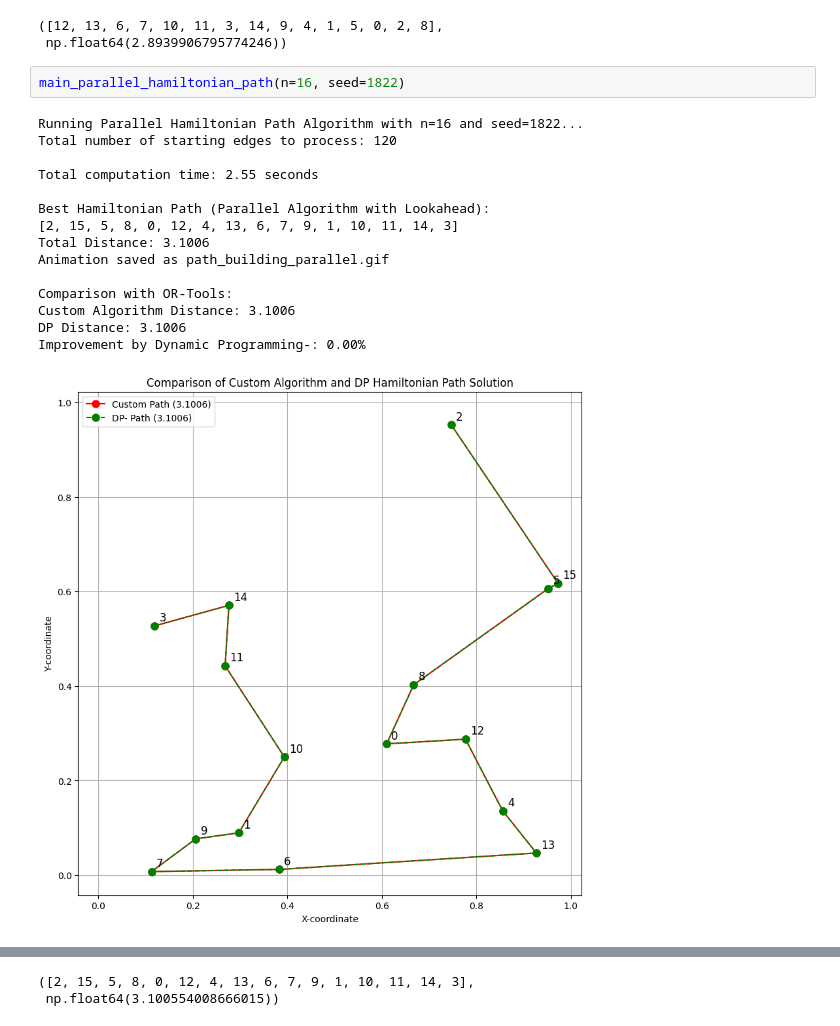
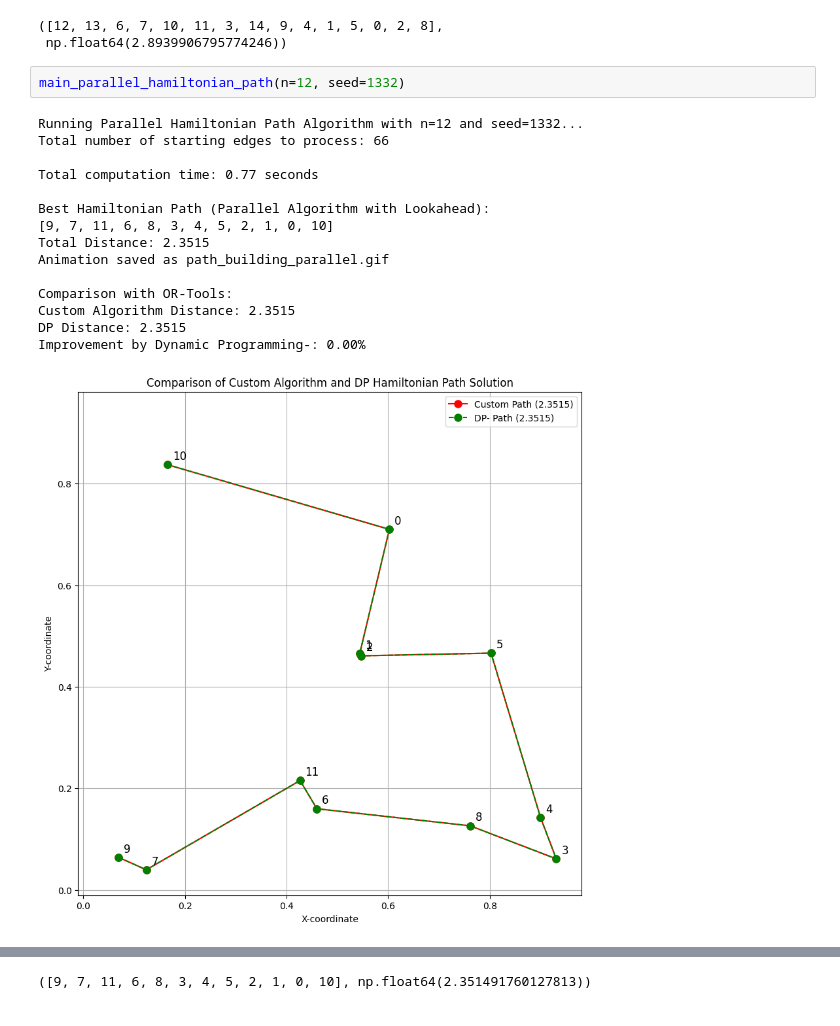
Before and after one commit to prat8897/Hamiltonian-Path, a Jupyter notebook: tsp_path_dp.ipynb, the cells around one changed output, grey strips where cells are left out. Cells and saved outputs as stored; diff of their text form.

```diff
--- a/tsp_path_dp.ipynb
+++ b/tsp_path_dp.ipynb
@@ -246,20 +246,20 @@ Improvement by Dynamic Programming-: 0.00%
 ([12, 13, 6, 7, 10, 11, 3, 14, 9, 4, 1, 5, 0, 2, 8],
  np.float64(2.8939906795774246))
 # %%
-main_parallel_hamiltonian_path(n=16, seed=1822)
+main_parallel_hamiltonian_path(n=12, seed=1332)
 # %% [output]
-Running Parallel Hamiltonian Path Algorithm with n=16 and seed=1822...
-Total number of starting edges to process: 120
+Running Parallel Hamiltonian Path Algorithm with n=12 and seed=1332...
+Total number of starting edges to process: 66
 
-Total computation time: 2.55 seconds
+Total computation time: 0.77 seconds
 
 Best Hamiltonian Path (Parallel Algorithm with Lookahead):
-[2, 15, 5, 8, 0, 12, 4, 13, 6, 7, 9, 1, 10, 11, 14, 3]
-Total Distance: 3.1006
+[9, 7, 11, 6, 8, 3, 4, 5, 2, 1, 0, 10]
+Total Distance: 2.3515
 Animation saved as path_building_parallel.gif
 
 Comparison with OR-Tools:
-Custom Algorithm Distance: 3.1006
-DP Distance: 3.1006
+Custom Algorithm Distance: 2.3515
+DP Distance: 2.3515
 Improvement by Dynamic Programming-: 0.00%
-[figure, old version]
+[figure, new version]
@@ -267,2 +267 @@ Improvement by Dynamic Programming-: 0.00%
-([2, 15, 5, 8, 0, 12, 4, 13, 6, 7, 9, 1, 10, 11, 14, 3],
- np.float64(3.100554008666015))
+([9, 7, 11, 6, 8, 3, 4, 5, 2, 1, 0, 10], np.float64(2.351491760127813))
```
Also changed, not shown: parts of 1 cell of this notebook, 1 other file.
